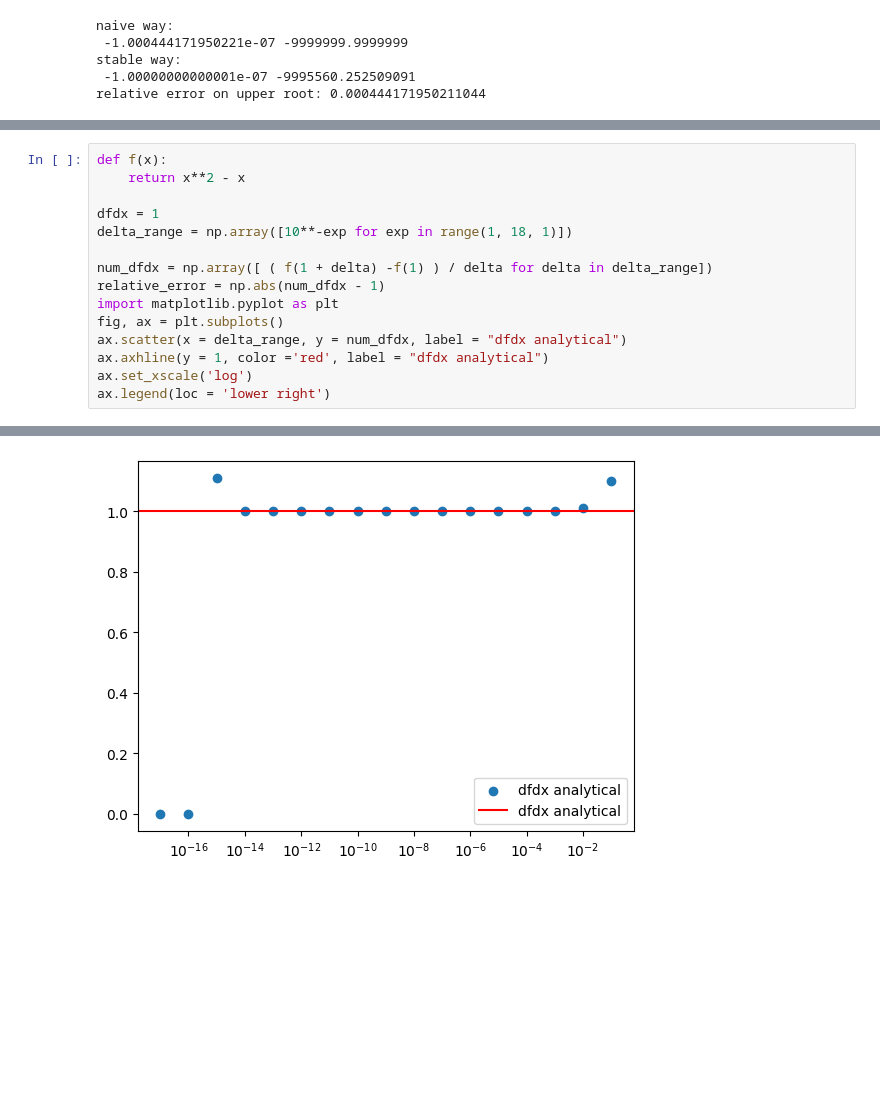
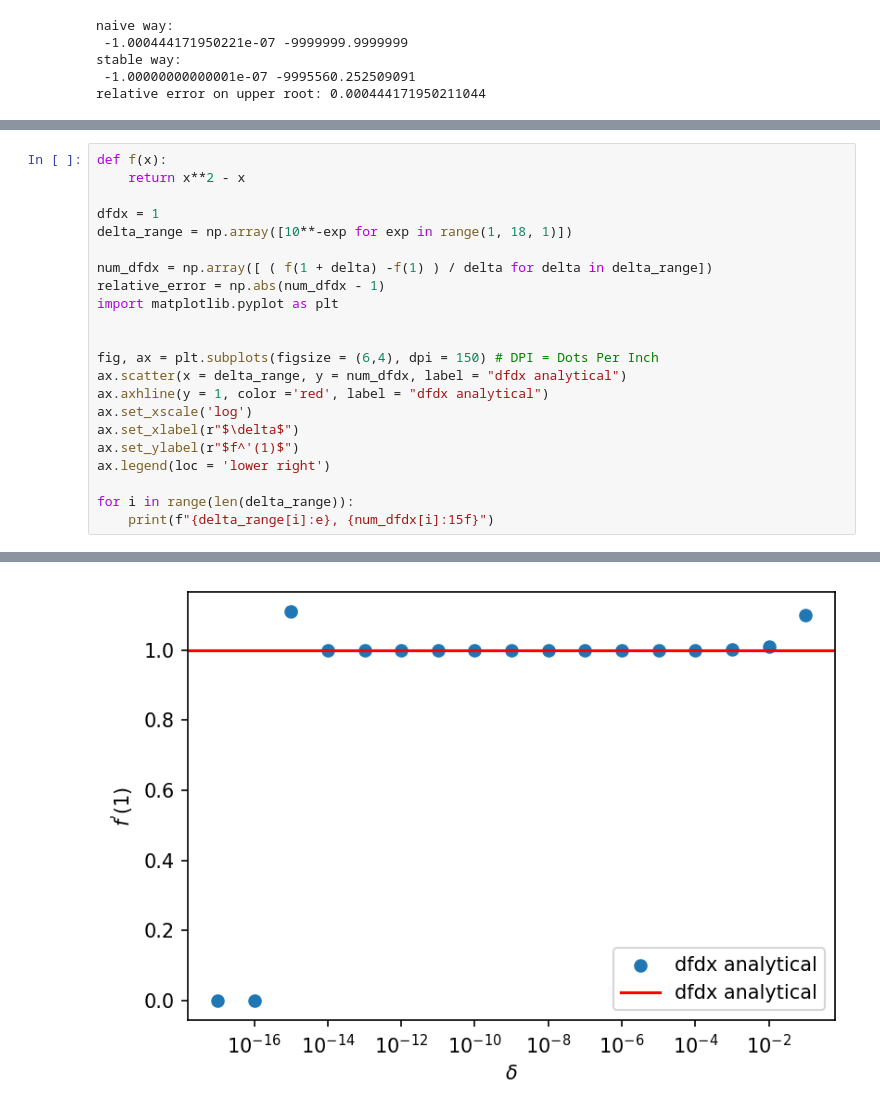
Before and after one commit to miriamzara/LaboratoryOfComputationalPhysics_Y7, a Jupyter notebook: 02_Lab_NumberRepresentation/02ex_NumberRepresentation.ipynb, the cells around one changed output, grey strips where cells are left out. Saved outputs shown, nothing was run; the diff lists cells and outputs as text; blank space fills up the shorter version.

```diff
--- a/02_Lab_NumberRepresentation/02ex_NumberRepresentation.ipynb
+++ b/02_Lab_NumberRepresentation/02ex_NumberRepresentation.ipynb
@@ -295,9 +296,16 @@ delta_range = np.array([10**-exp for exp in range(1, 18, 1)])
 num_dfdx = np.array([ ( f(1 + delta) -f(1) ) / delta for delta in delta_range])
 relative_error = np.abs(num_dfdx - 1)
 import matplotlib.pyplot as plt
-fig, ax = plt.subplots()
+
+
+fig, ax = plt.subplots(figsize = (6,4), dpi = 150) # DPI = Dots Per Inch
 ax.scatter(x = delta_range, y = num_dfdx, label = "dfdx analytical")
 ax.axhline(y = 1, color ='red', label = "dfdx analytical")
 ax.set_xscale('log')
+ax.set_xlabel(r"$\delta$")
+ax.set_ylabel(r"$f^'(1)$")
 ax.legend(loc = 'lower right')
+
+for i in range(len(delta_range)):
+    print(f"{delta_range[i]:e}, {num_dfdx[i]:15f}")
 # %% [output]
@@ -305,2 +329,2 @@ ax.legend(loc = 'lower right')
-[figure, old version]
+[figure, new version]
 # %% [markdown]
```
Also changed, not shown: parts of 10 cells of this notebook.
